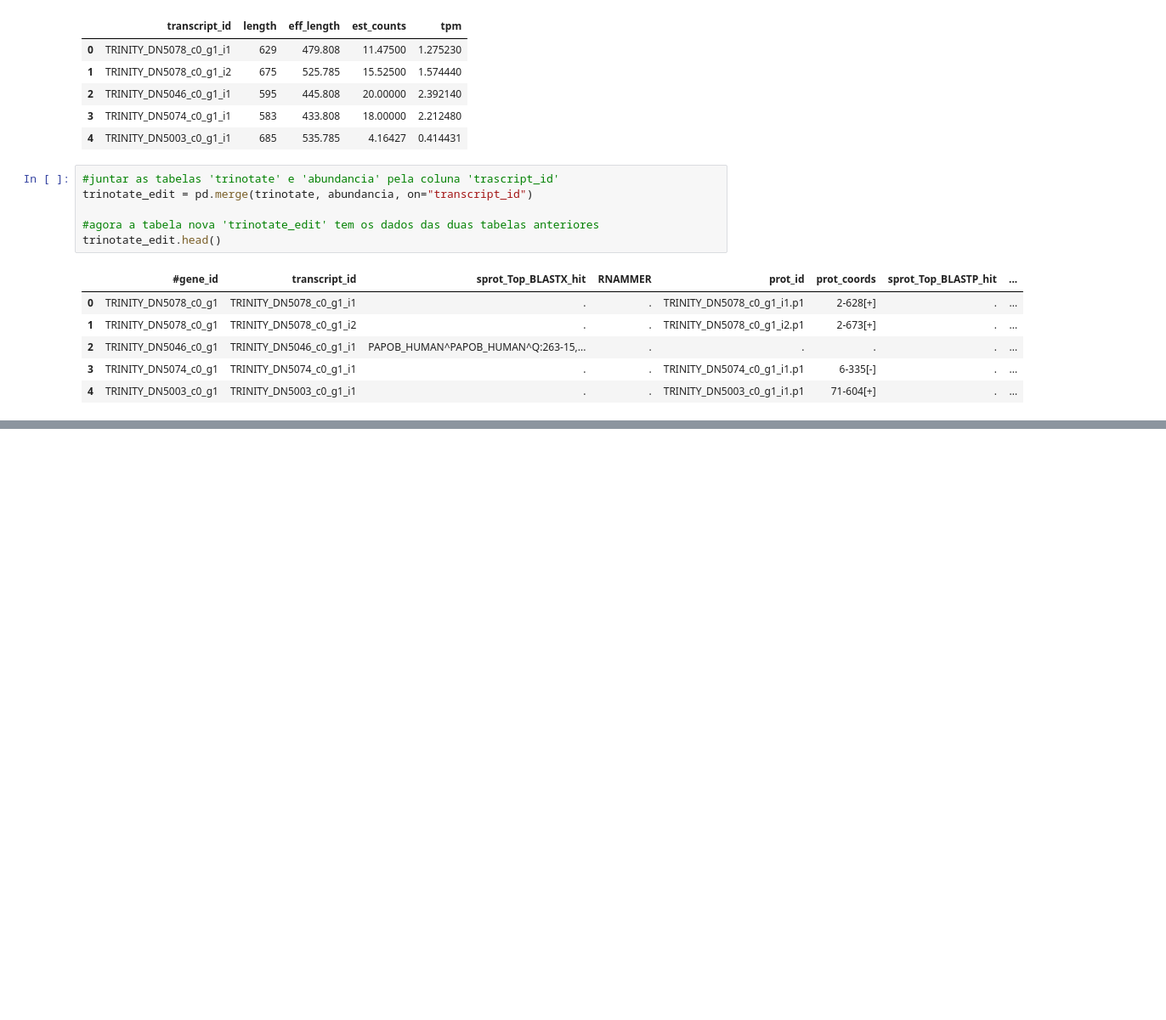
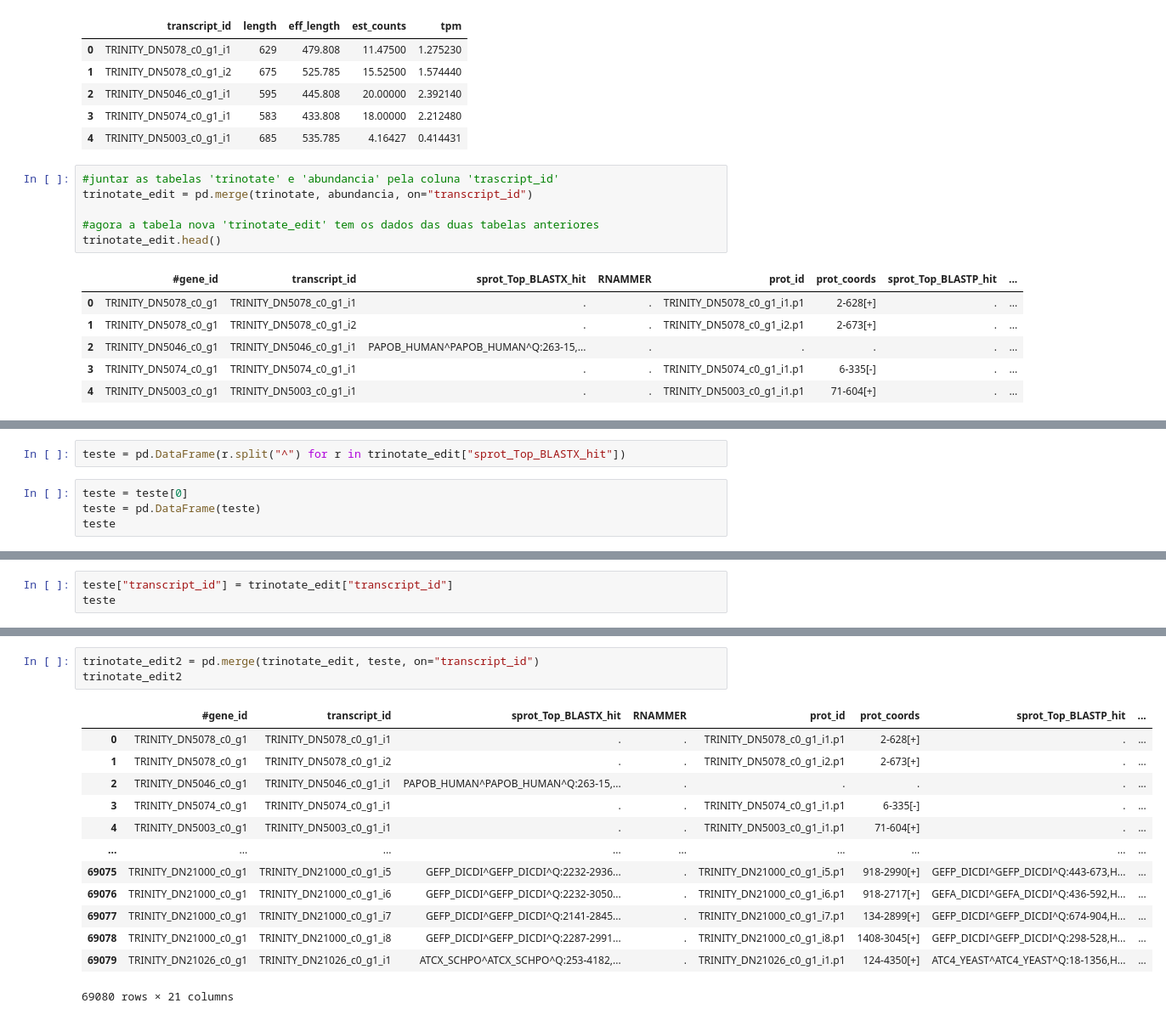
Before and after one commit to juliaradula/rhizomucor_miehei_transcriptome, a Jupyter notebook: transcriptome_dataframe_modifications.ipynb, the cells around one changed output, grey strips where cells are left out. Shown: that part at 85% size. Saved outputs shown, nothing was run; the diff lists cells and outputs as text; blank space fills up the shorter version.

```diff
--- a/transcriptome_dataframe_modifications.ipynb
+++ b/transcriptome_dataframe_modifications.ipynb
@@ -412,0 +226,6 @@ trinotate_edit2
+# %%
+teste = pd.DataFrame(r.split("^") for r in trinotate_edit["sprot_Top_BLASTX_hit"])
+# %%
+teste = teste[0]
+teste = pd.DataFrame(teste)
+teste
@@ -412,0 +246,3 @@ trinotate_edit2
+# %%
+teste["transcript_id"] = trinotate_edit["transcript_id"]
+teste
@@ -412,0 +263,17 @@ trinotate_edit2
+# %%
+trinotate_edit2 = pd.merge(trinotate_edit, teste, on="transcript_id")
+trinotate_edit2
+# %% [output]
+|  | #gene_id | transcript_id | sprot_Top_BLASTX_hit | RNAMMER | prot_id | prot_coords | sprot_Top_BLASTP_hit | ... |
+| 0 | TRINITY_DN5078_c0_g1 | TRINITY_DN5078_c0_g1_i1 | . | . | TRINITY_DN5078_c0_g1_i1.p1 | 2-628[+] | . | ... |
+| 1 | TRINITY_DN5078_c0_g1 | TRINITY_DN5078_c0_g1_i2 | . | . | TRINITY_DN5078_c0_g1_i2.p1 | 2-673[+] | . | ... |
+| 2 | TRINITY_DN5046_c0_g1 | TRINITY_DN5046_c0_g1_i1 | PAPOB_HUMAN^PAPOB_HUMAN^Q:263-15,... | . | . | . | . | ... |
+| 3 | TRINITY_DN5074_c0_g1 | TRINITY_DN5074_c0_g1_i1 | . | . | TRINITY_DN5074_c0_g1_i1.p1 | 6-335[-] | . | ... |
+| 4 | TRINITY_DN5003_c0_g1 | TRINITY_DN5003_c0_g1_i1 | . | . | TRINITY_DN5003_c0_g1_i1.p1 | 71-604[+] | . | ... |
+| ... | ... | ... | ... | ... | ... | ... | ... | ... |
+| 69075 | TRINITY_DN21000_c0_g1 | TRINITY_DN21000_c0_g1_i5 | GEFP_DICDI^GEFP_DICDI^Q:2232-2936... | . | TRINITY_DN21000_c0_g1_i5.p1 | 918-2990[+] | GEFP_DICDI^GEFP_DICDI^Q:443-673,H... | ... |
+| 69076 | TRINITY_DN21000_c0_g1 | TRINITY_DN21000_c0_g1_i6 | GEFP_DICDI^GEFP_DICDI^Q:2232-3050... | . | TRINITY_DN21000_c0_g1_i6.p1 | 918-2717[+] | GEFA_DICDI^GEFA_DICDI^Q:436-592,H... | ... |
+| 69077 | TRINITY_DN21000_c0_g1 | TRINITY_DN21000_c0_g1_i7 | GEFP_DICDI^GEFP_DICDI^Q:2141-2845... | . | TRINITY_DN21000_c0_g1_i7.p1 | 134-2899[+] | GEFP_DICDI^GEFP_DICDI^Q:674-904,H... | ... |
+| 69078 | TRINITY_DN21000_c0_g1 | TRINITY_DN21000_c0_g1_i8 | GEFP_DICDI^GEFP_DICDI^Q:2287-2991... | . | TRINITY_DN21000_c0_g1_i8.p1 | 1408-3045[+] | GEFP_DICDI^GEFP_DICDI^Q:298-528,H... | ... |
+| 69079 | TRINITY_DN21026_c0_g1 | TRINITY_DN21026_c0_g1_i1 | ATCX_SCHPO^ATCX_SCHPO^Q:253-4182,... | . | TRINITY_DN21026_c0_g1_i1.p1 | 124-4350[+] | ATC4_YEAST^ATC4_YEAST^Q:18-1356,H... | ... |
+69080 rows × 21 columns
```
Also changed, not shown: parts of 54 cells of this notebook.
